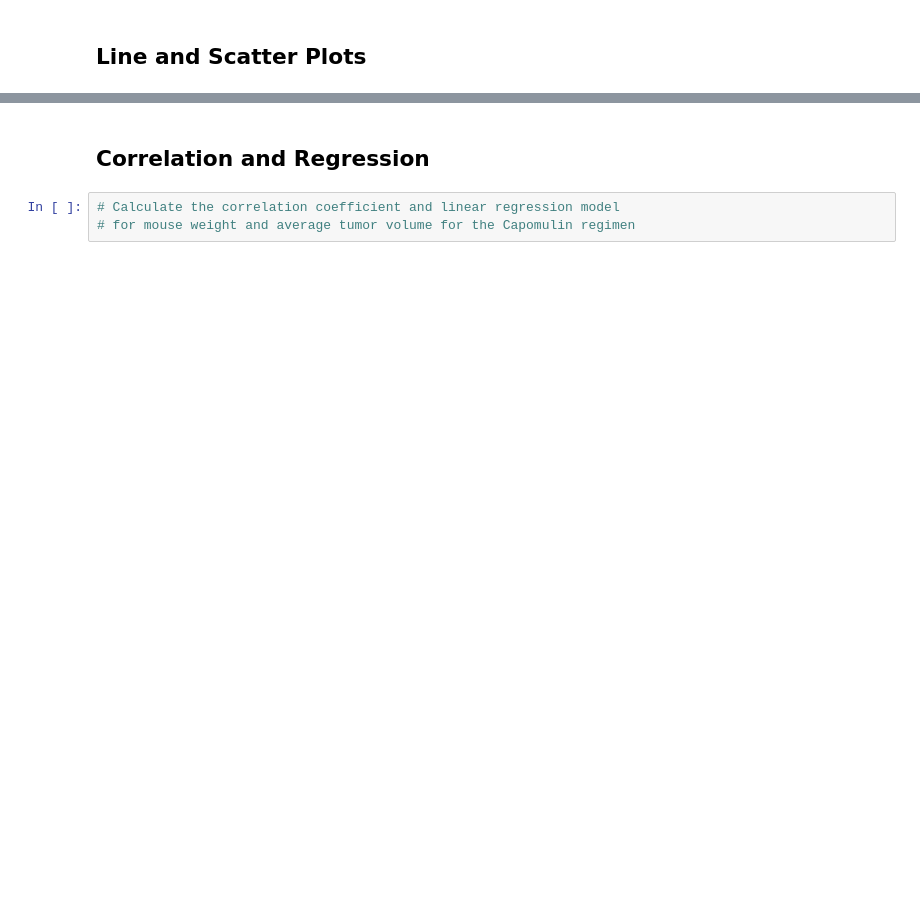
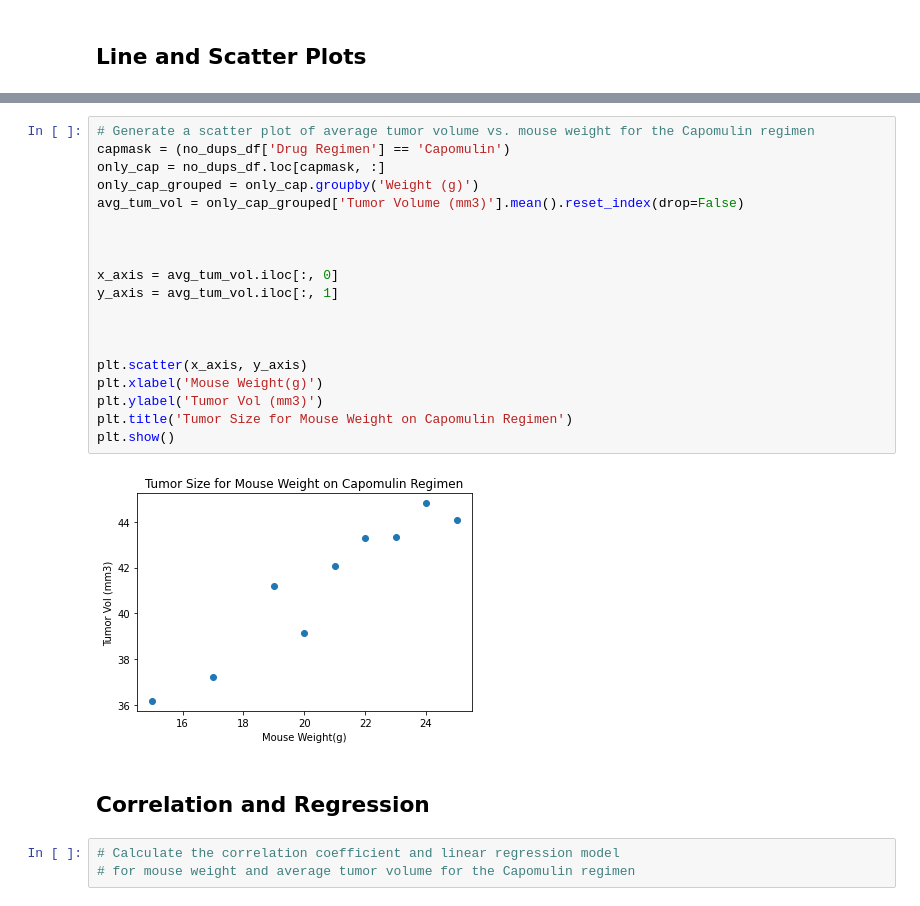
Before and after one commit to sarahDH615/matplotlib_challenge, a Jupyter notebook: pymaceuticals_starter.ipynb, the cells around one changed output, grey strips where cells are left out. Drawn from its saved outputs; the diff is of its cells as text; blank space fills up the shorter version.

```diff
--- a/pymaceuticals_starter.ipynb
+++ b/pymaceuticals_starter.ipynb
@@ -423,3 +426,24 @@ iqr: 6.093590140000003
+# %%
+# Generate a scatter plot of average tumor volume vs. mouse weight for the Capomulin regimen
+capmask = (no_dups_df['Drug Regimen'] == 'Capomulin')
+only_cap = no_dups_df.loc[capmask, :]
+only_cap_grouped = only_cap.groupby('Weight (g)')
+avg_tum_vol = only_cap_grouped['Tumor Volume (mm3)'].mean().reset_index(drop=False)
+
+
+
+x_axis = avg_tum_vol.iloc[:, 0]
+y_axis = avg_tum_vol.iloc[:, 1]
+
+
+
+plt.scatter(x_axis, y_axis)
+plt.xlabel('Mouse Weight(g)')
+plt.ylabel('Tumor Vol (mm3)')
+plt.title('Tumor Size for Mouse Weight on Capomulin Regimen')
+plt.show()
+# %% [output]
+[figure, added]
 # %% [markdown]
 ## Correlation and Regression
 # %%
```
Also changed, not shown: parts of 8 cells of this notebook.
